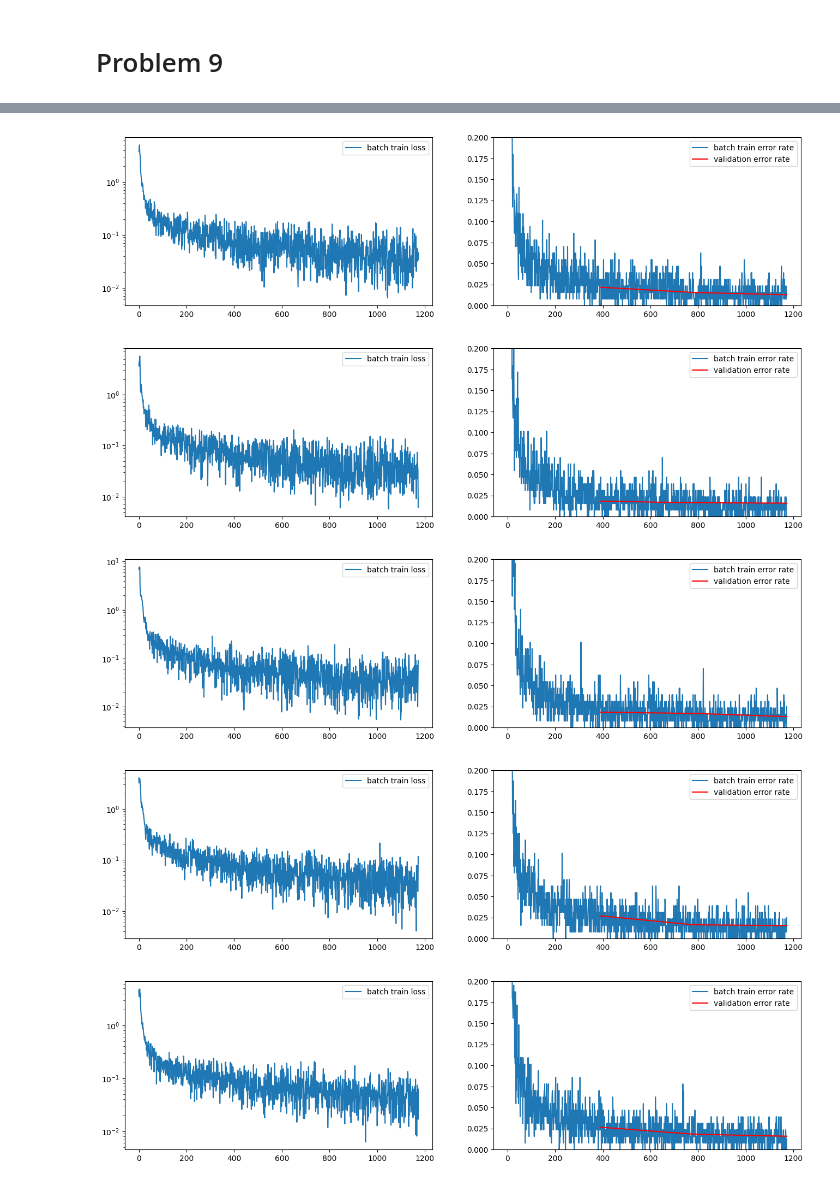
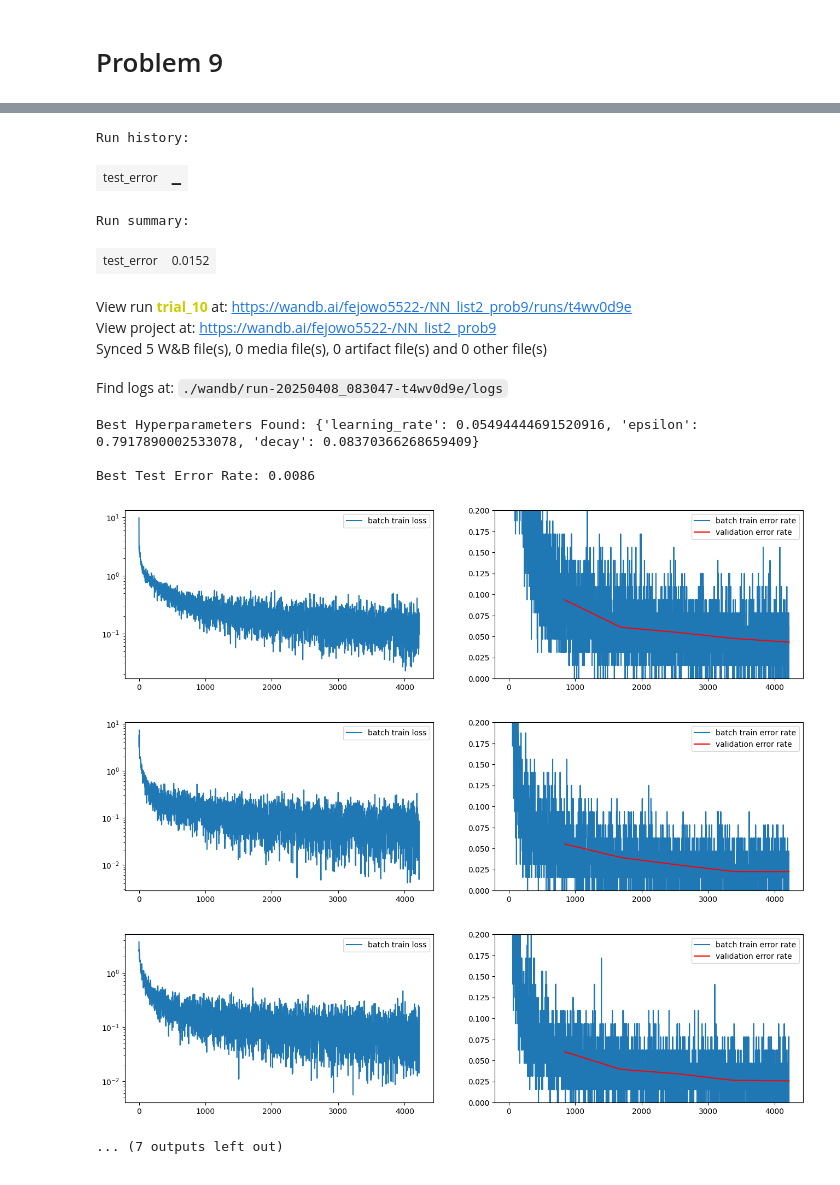
Before and after one commit to PatrykFlama/UWr, a Jupyter notebook: Sem6/NN/List2/Assignment2.ipynb, the cells around one changed output, grey strips where cells are left out. Saved outputs shown, nothing was run; the diff lists cells and outputs as text; code cells hidden in the pictures.

```diff
--- a/Sem6/NN/List2/Assignment2.ipynb
+++ b/Sem6/NN/List2/Assignment2.ipynb
@@ -878,7 +878,7 @@ def SGD(
     max_num_epochs=np.nan,
     patience_expansion=1.5,
     log_every=100,
-    device="cpu",
+    device="cuda" if torch.cuda.is_available() else "cpu"
 ):
     init_alpha = alpha
 
@@ -1065,13 +1082,14 @@ class Model(nn.Module):
         self.layers = nn.Sequential(*args, **kwargs)
 
     def forward(self, X):
-        X = X.view(X.size(0), -1)
+        X = X.view(X.size(0), 1, 28, 28)
         return self.layers.forward(X)
 
     def loss(self, Out, Targets):
         return F.cross_entropy(Out, Targets)
 # %%
 import random
+import wandb
 
 def random_search_tuner(
     param_ranges,
@@ -1091,6 +1109,15 @@ def random_search_tuner(
         }
 
         print(f"Trial {trial+1}/{num_trials} - Hyperparameters: {hyperparams}")
+
+        run = wandb.init(
+            entity="fejowo5522-",
+            project="NN_list2_prob9",
+            config=hyperparams,
+            # reinit=True,
+        )
+        # wandb.run.name = f"trial_{trial+1}"
+
 
         model = Model(
             nn.Conv2d(1, 32, kernel_size=3, padding=1), nn.ReLU(),
@@ -1134,10 +1161,13 @@ def random_search_tuner(
             best_val_err = test_err_rate
             best_params = hyperparams
 
-        print(f"Trial {trial+1} completed - Validation Error: {test_err_rate:.4f}")
+        print(f"Trial {trial+1} completed - Test Error: {test_err_rate:.4f}")
+        run.log({"test_error": test_err_rate})
+        run.finish()
+
 
     print("\nBest Hyperparameters Found:", best_params)
-    print("\nBest Validation Error Rate:", best_val_err)
+    print("\nBest Test Error Rate:", best_val_err)
     return best_params
 # %%
 param_ranges = {
@@ -1146,11 +1176,12 @@ param_ranges = {
     "decay": (0.0, 0.1),
 }
 
+# dev = "cuda" if torch.cuda.is_available() else "cpu"
 best_hyperparams = random_search_tuner(
     param_ranges,
-    num_trials=5,
-    max_epochs=3,
-    device="cpu"
+    num_trials=10,
+    max_epochs=5,
+    device="cuda"
 )
 # %% [output]
 ----------------------------------------------------------
@@ -1168,5 +1198,15 @@ Best Hyperparameters Found: {'learning_rate': 0.04781171331208023, 'epsilon': 0.
+Run history:
+| test_error | ▁ |
+Run summary:
+| test_error | 0.0152 |
+View run trial_10 at: https://wandb.ai/fejowo5522-/NN_list2_prob9/runs/t4wv0d9e
+View project at: https://wandb.ai/fejowo5522-/NN_list2_prob9
+Synced 5 W&B file(s), 0 media file(s), 0 artifact file(s) and 0 other file(s)
+Find logs at: ./wandb/run-20250408_083047-t4wv0d9e/logs
+Best Hyperparameters Found: {'learning_rate': 0.05494444691520916, 'epsilon': 0.7917890002533078, 'decay': 0.08370366268659409}
+
+Best Test Error Rate: 0.0086
-[figure, old version]
+[figure, new version]
-[figure, old version]
+[figure, new version]
-[figure, old version]
+[figure, new version]
-[figure, removed]
-[figure, removed]
+... (7 outputs left out)
```
Also changed, not shown: parts of 8 cells of this notebook, 2 other files.
